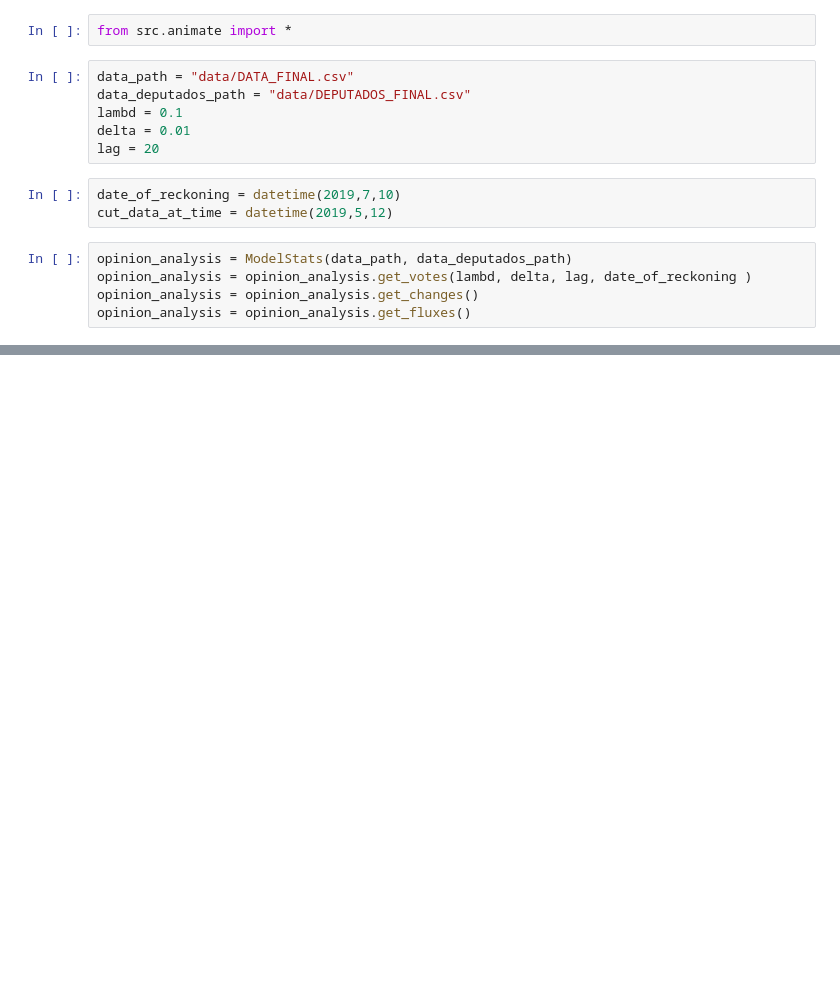
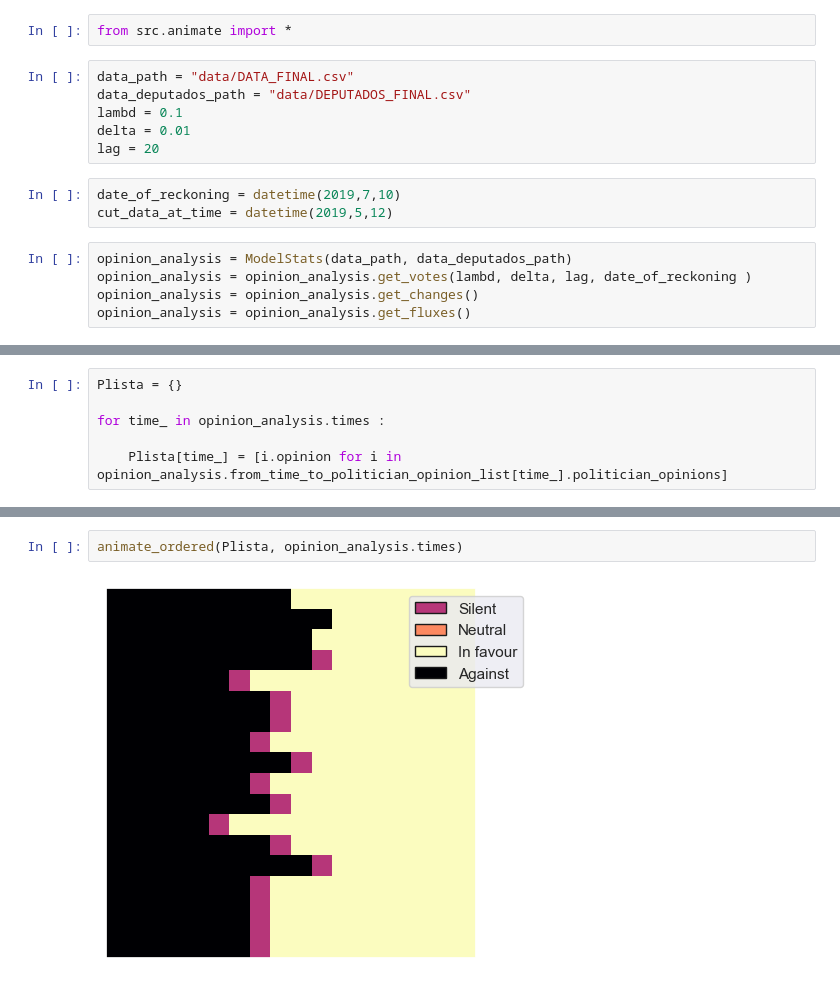
Before and after one commit to JoaoRibeiroMedeiros/political, a Jupyter notebook: notebooks/02-IllustrateAndAnimate.ipynb, the cells around one changed output, grey strips where cells are left out. Saved outputs shown, nothing was run; the diff lists cells and outputs as text; blank space fills up the shorter version.

```diff
--- a/notebooks/02-IllustrateAndAnimate.ipynb
+++ b/notebooks/02-IllustrateAndAnimate.ipynb
@@ -45,0 +36,6 @@ opinion_analysis.from_time_to_politician_opinion_list
+# %%
+Plista = {}
+
+for time_ in opinion_analysis.times :
+
+    Plista[time_] = [i.opinion for i in opinion_analysis.from_time_to_politician_opinion_list[time_].politician_opinions]
@@ -45,0 +62,4 @@ opinion_analysis.from_time_to_politician_opinion_list
+# %%
+animate_ordered(Plista, opinion_analysis.times)
+# %% [output]
+[figure, added]
```
Also changed, not shown: parts of 12 cells of this notebook, 3 other files.
